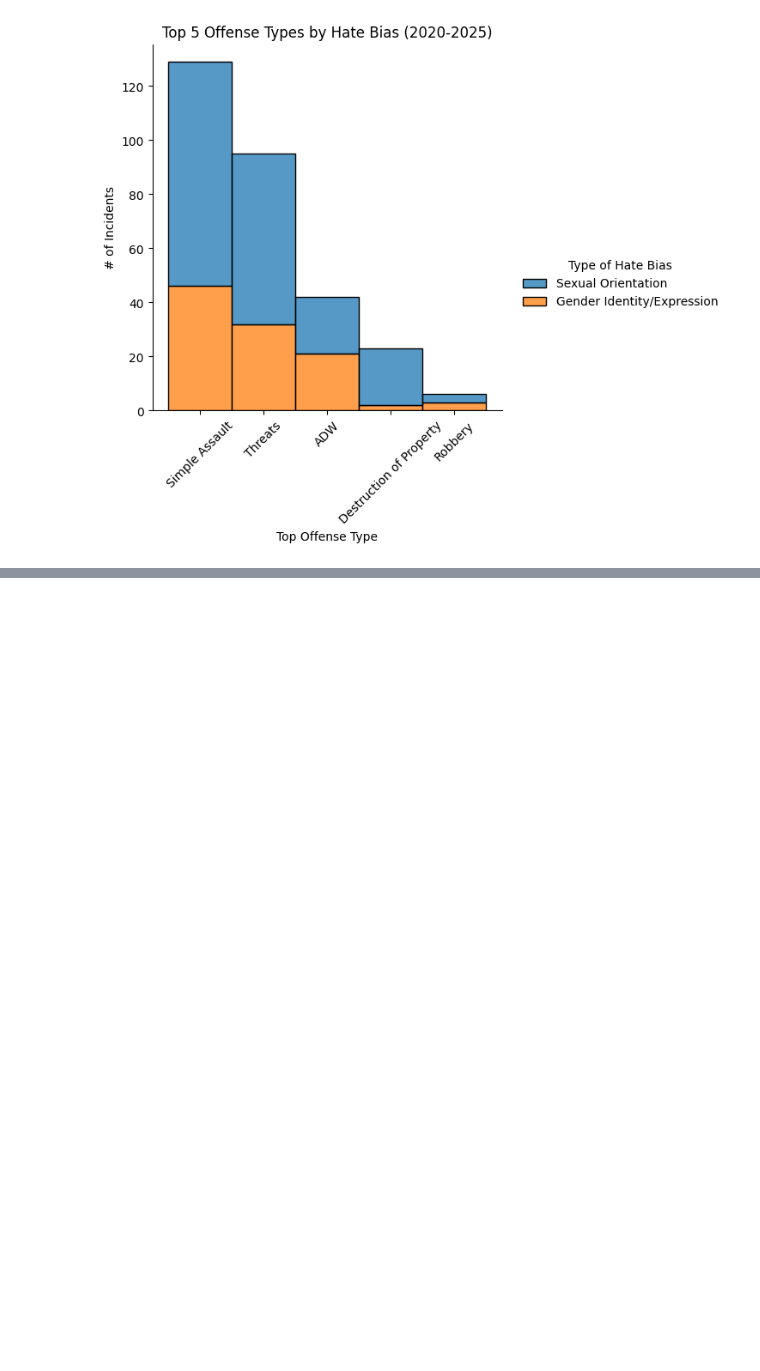
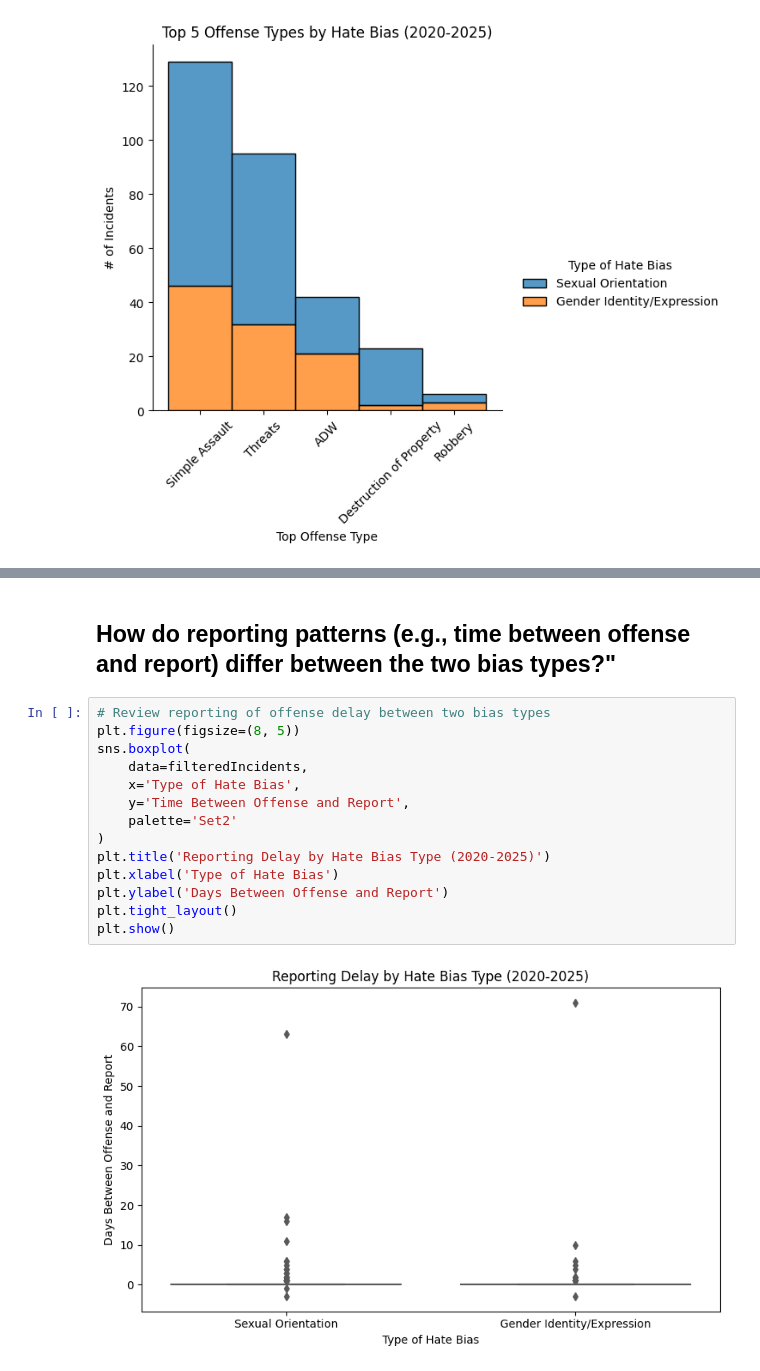
Before and after one commit to amarinmcg/datacampprojectpractices, a Jupyter notebook: hatecrimeanalysis/hatecrimeanalysis.ipynb, the cells around one changed output, grey strips where cells are left out. Drawn from its saved outputs; the diff is of its cells as text; blank space fills up the shorter version.

```diff
--- a/hatecrimeanalysis/hatecrimeanalysis.ipynb
+++ b/hatecrimeanalysis/hatecrimeanalysis.ipynb
@@ -305,0 +378,18 @@ plt.show()
+# %% [markdown]
+## How do reporting patterns (e.g., time between offense and report) differ between the two bias types?"
+# %%
+# Review reporting of offense delay between two bias types
+plt.figure(figsize=(8, 5))
+sns.boxplot(
+    data=filteredIncidents,
+    x='Type of Hate Bias',
+    y='Time Between Offense and Report',
+    palette='Set2'
+)
+plt.title('Reporting Delay by Hate Bias Type (2020-2025)')
+plt.xlabel('Type of Hate Bias')
+plt.ylabel('Days Between Offense and Report')
+plt.tight_layout()
+plt.show()
+# %% [output]
+[figure, added]
```
Also changed, not shown: parts of 19 cells of this notebook.
